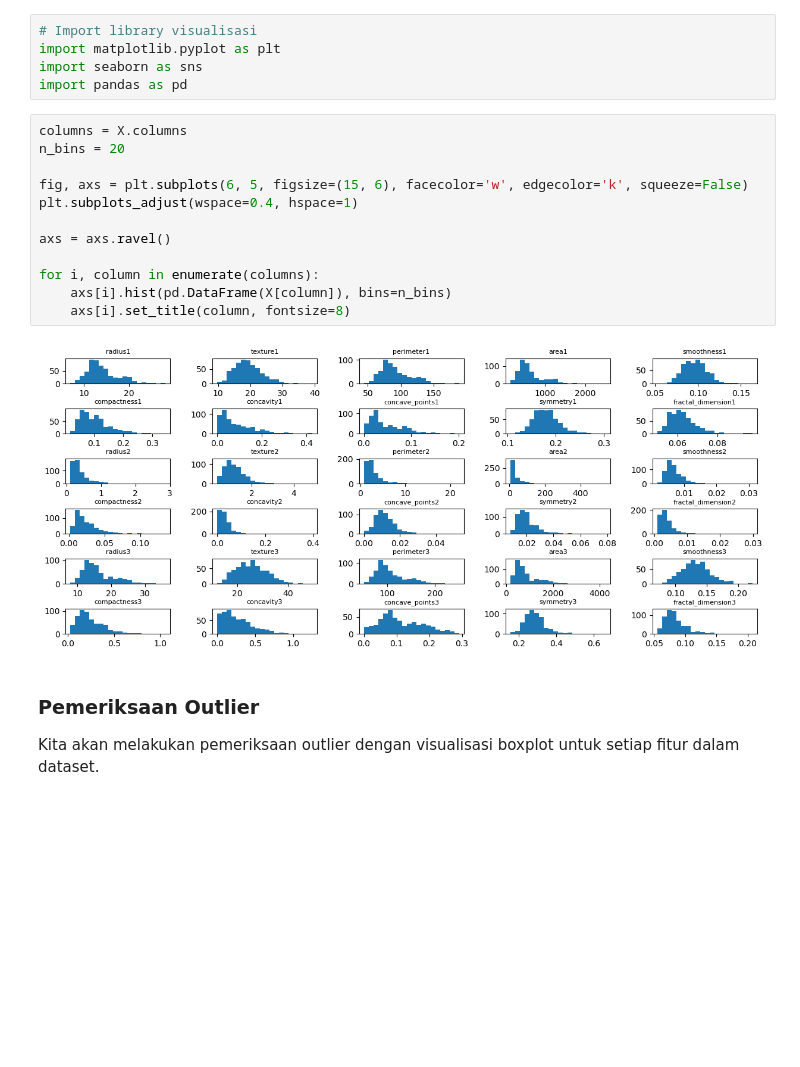
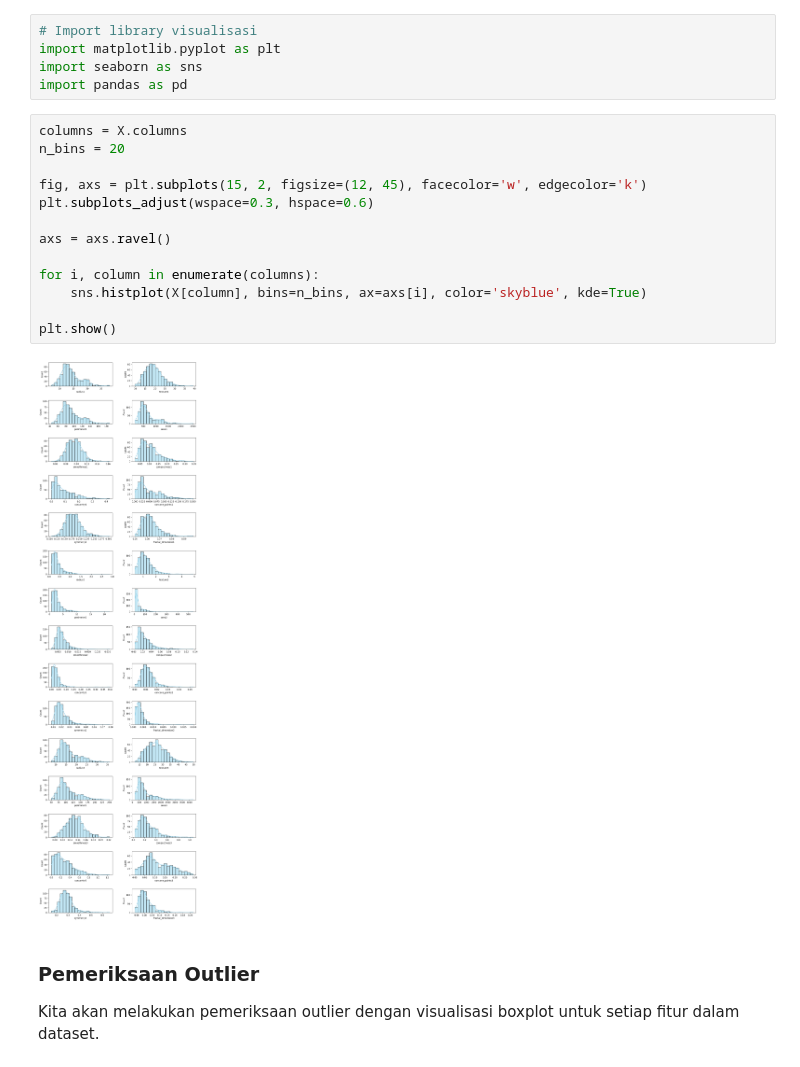
Before and after one commit to itsqal/analisa-tumor-klasifikasi-clustering, a Jupyter notebook: Analisis Prediktif dan Segmentasi Data Kanker Payudara.ipynb, the cells around one changed output. Saved outputs shown, nothing was run; the diff lists cells and outputs as text; blank space fills up the shorter version.

```diff
--- a/Analisis Prediktif dan Segmentasi Data Kanker Payudara.ipynb
+++ b/Analisis Prediktif dan Segmentasi Data Kanker Payudara.ipynb
@@ -235,17 +235,18 @@ import pandas as pd
 # %%
 columns = X.columns
 n_bins = 20
 
-fig, axs = plt.subplots(6, 5, figsize=(15, 6), facecolor='w', edgecolor='k', squeeze=False)
-plt.subplots_adjust(wspace=0.4, hspace=1)
+fig, axs = plt.subplots(15, 2, figsize=(12, 45), facecolor='w', edgecolor='k')
+plt.subplots_adjust(wspace=0.3, hspace=0.6)
 
 axs = axs.ravel()
 
 for i, column in enumerate(columns):
-    axs[i].hist(pd.DataFrame(X[column]), bins=n_bins)
-    axs[i].set_title(column, fontsize=8)
+    sns.histplot(X[column], bins=n_bins, ax=axs[i], color='skyblue', kde=True)
+
+plt.show()
 # %% [output]
-[figure, old version]
+[figure, new version]
 # %% [markdown]
 ### Pemeriksaan Outlier
 Kita akan melakukan pemeriksaan outlier dengan visualisasi boxplot untuk setiap fitur dalam dataset.
```
Also changed, not shown: parts of 47 cells of this notebook, 1 other file.
